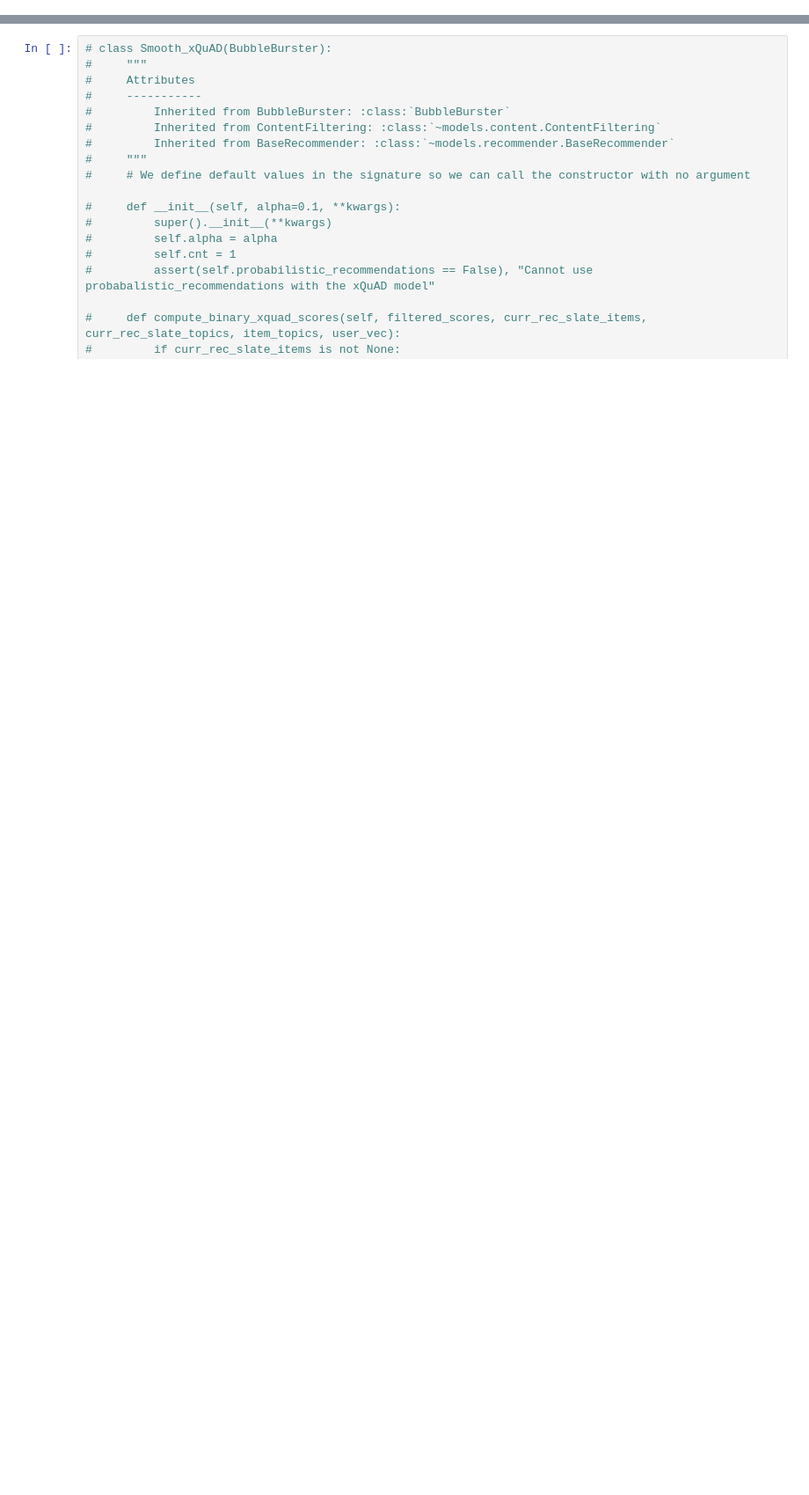
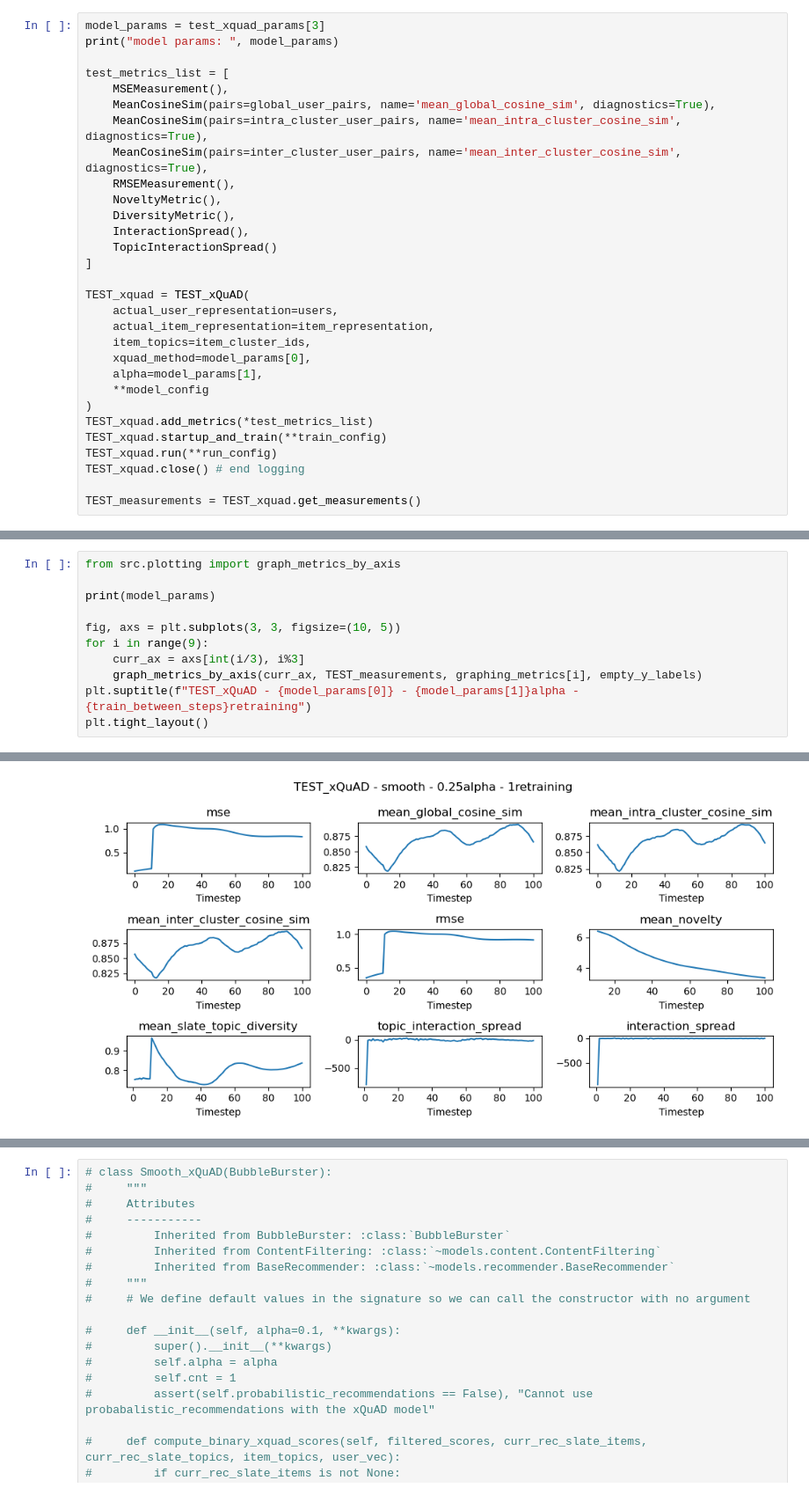
Before and after one commit to madisonthantu/T-RECS-RS-research, a Jupyter notebook: wrapper/models/test_smooth_xQuAD.ipynb, the cells around one changed output, grey strips where cells are left out. Shown: that part at 88% size. Cells and saved outputs as stored; diff of their text form; blank space fills up the shorter version.

Commit message:
fixed xQuAD model + additional hyperparam analyses

```diff
--- a/wrapper/models/test_smooth_xQuAD.ipynb
+++ b/wrapper/models/test_smooth_xQuAD.ipynb
@@ -76,0 +212,30 @@ metric_to_y_label = {
+# %%
+model_params = test_xquad_params[3]
+print("model params: ", model_params)
+
+test_metrics_list = [
+    MSEMeasurement(),
+    MeanCosineSim(pairs=global_user_pairs, name='mean_global_cosine_sim', diagnostics=True),
+    MeanCosineSim(pairs=intra_cluster_user_pairs, name='mean_intra_cluster_cosine_sim', diagnostics=True),
+    MeanCosineSim(pairs=inter_cluster_user_pairs, name='mean_inter_cluster_cosine_sim', diagnostics=True),
+    RMSEMeasurement(),
+    NoveltyMetric(),
+    DiversityMetric(),
+    InteractionSpread(),
+    TopicInteractionSpread()
+]
+
+TEST_xquad = TEST_xQuAD(
+    actual_user_representation=users,
+    actual_item_representation=item_representation,
+    item_topics=item_cluster_ids,
+    xquad_method=model_params[0],
+    alpha=model_params[1],
+    **model_config
+)
+TEST_xquad.add_metrics(*test_metrics_list)
+TEST_xquad.startup_and_train(**train_config)
+TEST_xquad.run(**run_config)
+TEST_xquad.close() # end logging
+
+TEST_measurements = TEST_xquad.get_measurements()
@@ -76,0 +244,12 @@ metric_to_y_label = {
+# %%
+from src.plotting import graph_metrics_by_axis
+
+print(model_params)
+
+fig, axs = plt.subplots(3, 3, figsize=(10, 5))
+for i in range(9):
+    curr_ax = axs[int(i/3), i%3]
+    graph_metrics_by_axis(curr_ax, TEST_measurements, graphing_metrics[i], empty_y_labels)
+plt.suptitle(f"TEST_xQuAD - {model_params[0]} - {model_params[1]}alpha - {train_between_steps}retraining")
+plt.tight_layout()
+# %% [output]
@@ -76,0 +257 @@ metric_to_y_label = {
+[figure, added]
```
Also changed, not shown: parts of 22 cells of this notebook, 32 other files.
